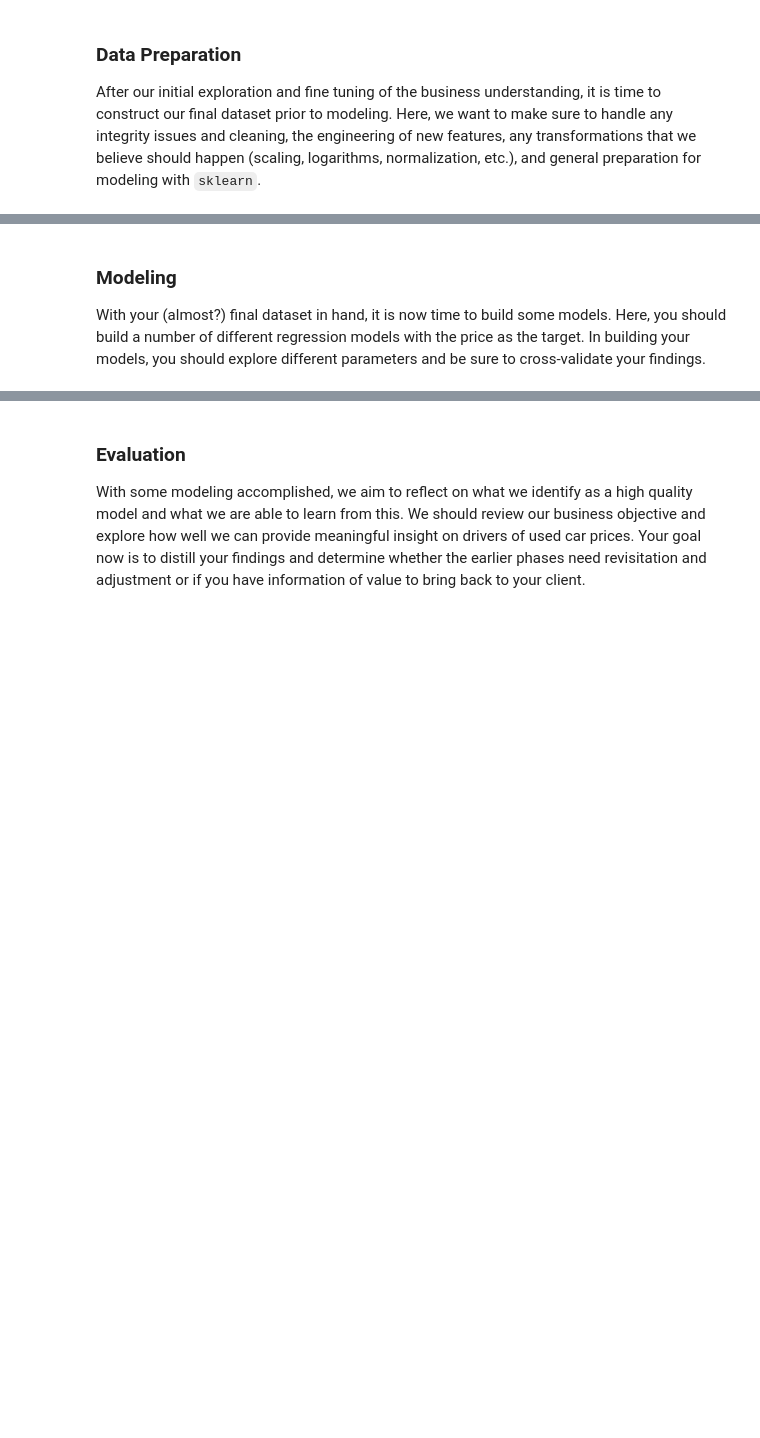
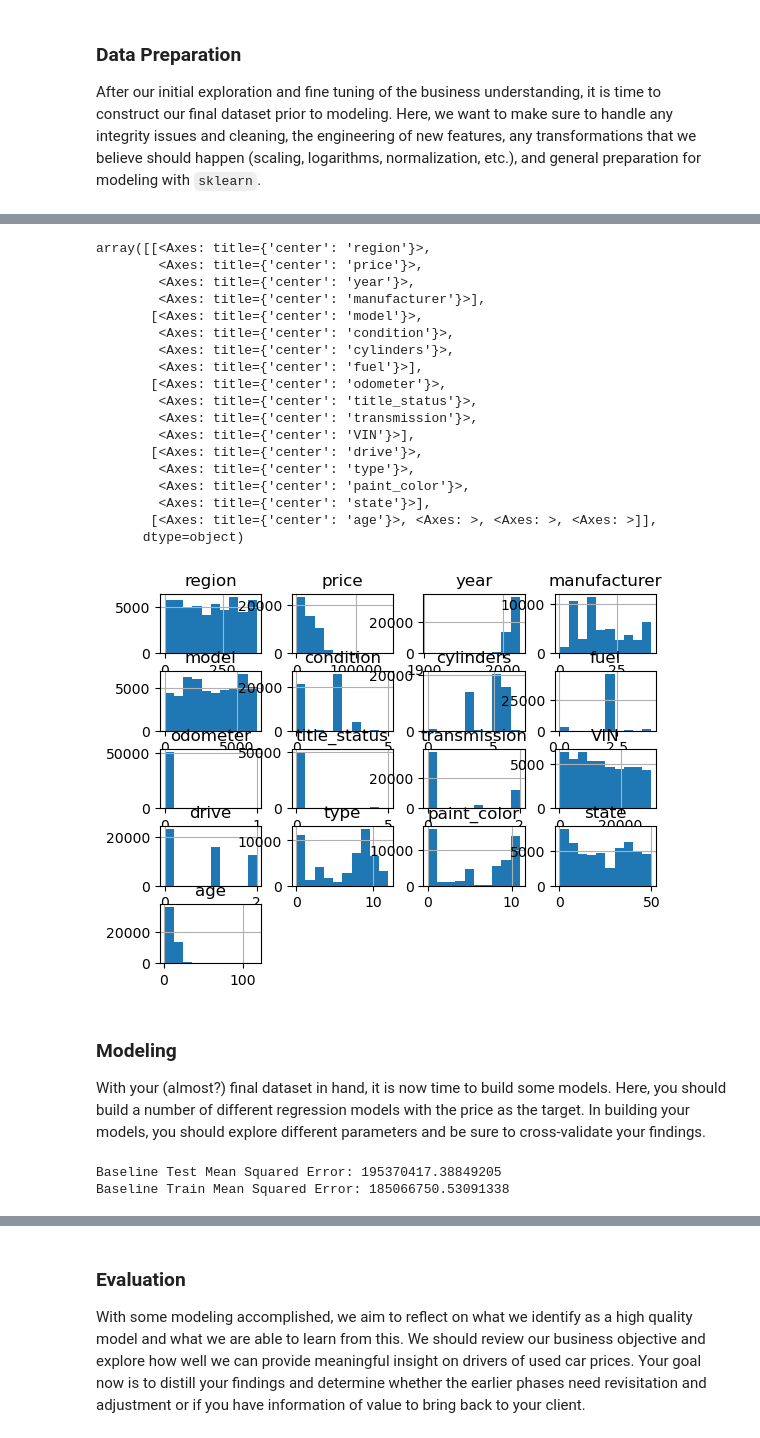
Before and after one commit to ngratzi/car_analysis, a Jupyter notebook: prompt_II.ipynb, the cells around one changed output, grey strips where cells are left out. Saved outputs shown, nothing was run; the diff lists cells and outputs as text; code cells hidden in the pictures; blank space fills up the shorter version.

Commit message:
models

```diff
--- a/prompt_II.ipynb
+++ b/prompt_II.ipynb
@@ -821,3 +330,25 @@ df.head()
+# %%
+df_labeled.hist()
+# %% [output]
+array([[<Axes: title={'center': 'region'}>,
+        <Axes: title={'center': 'price'}>,
+        <Axes: title={'center': 'year'}>,
+        <Axes: title={'center': 'manufacturer'}>],
+       [<Axes: title={'center': 'model'}>,
+        <Axes: title={'center': 'condition'}>,
+        <Axes: title={'center': 'cylinders'}>,
+        <Axes: title={'center': 'fuel'}>],
+       [<Axes: title={'center': 'odometer'}>,
+        <Axes: title={'center': 'title_status'}>,
+        <Axes: title={'center': 'transmission'}>,
+        <Axes: title={'center': 'VIN'}>],
+       [<Axes: title={'center': 'drive'}>,
+        <Axes: title={'center': 'type'}>,
+        <Axes: title={'center': 'paint_color'}>,
+        <Axes: title={'center': 'state'}>],
+       [<Axes: title={'center': 'age'}>, <Axes: >, <Axes: >, <Axes: >]],
+      dtype=object)
+[figure, added]
 # %% [markdown]
 ### Modeling
 
@@ -832,0 +362,9 @@ something else
+# %%
+# Use the average price as a baseline
+test_baseline = mean_squared_error(y_test, np.full(len(y_test), y_test.mean()))
+train_baseline = mean_squared_error(y_train, np.full(len(y_train), y_train.mean()))
+print(f"Baseline Test Mean Squared Error: {test_baseline}")
+print(f"Baseline Train Mean Squared Error: {train_baseline}")
+# %% [output]
+Baseline Test Mean Squared Error: 195370417.38849205
+Baseline Train Mean Squared Error: 185066750.53091338
```
Also changed, not shown: parts of 71 cells of this notebook.
